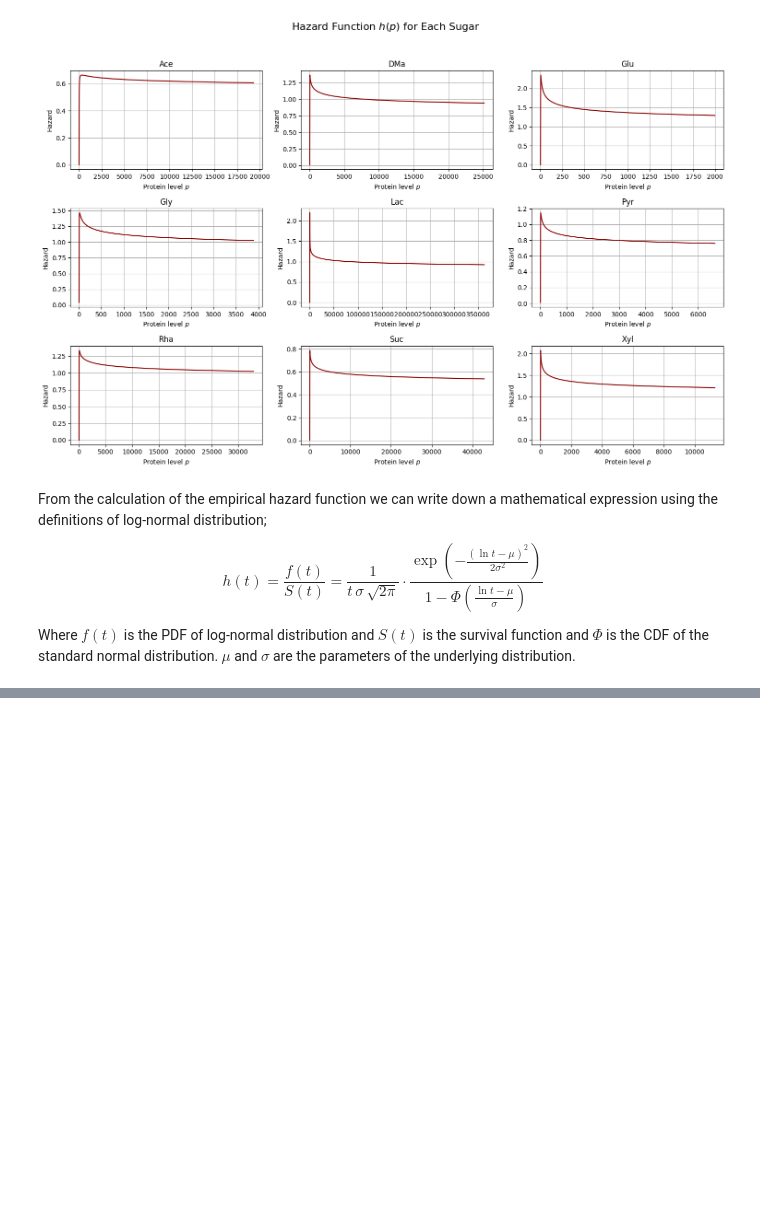
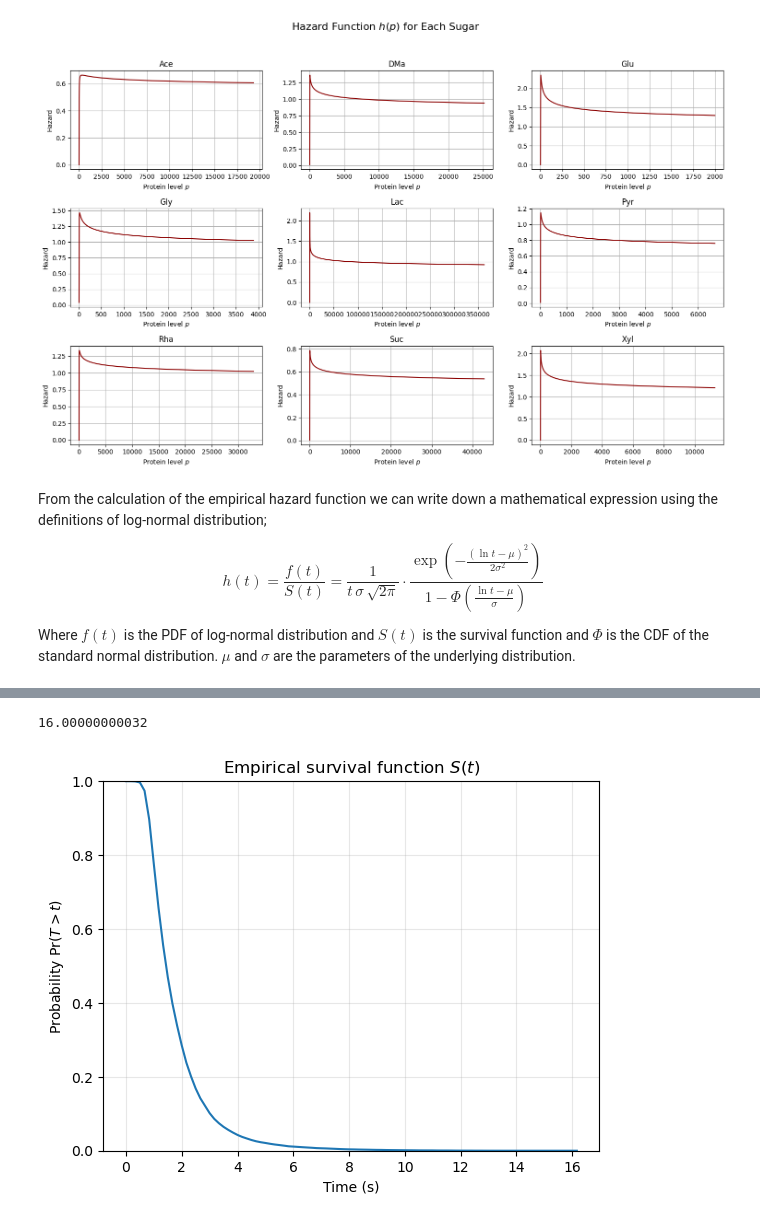
Before and after one commit to Vladi700/PoD_microbial_growth, a Jupyter notebook: Microbial_Growth-main.ipynb, the cells around one changed output, grey strips where cells are left out. Cells and saved outputs as stored; diff of their text form; code cells hidden in the pictures; blank space fills up the shorter version.

```diff
--- a/Microbial_Growth-main.ipynb
+++ b/Microbial_Growth-main.ipynb
@@ -186,0 +224,17 @@ Where $f(t)$ is the PDF of log-normal distribution and $S(t)$ is the survival fu
+# %%
+N_t = len(generation_times)
+t_max = np.max(generation_times)
+print(t_max)
+grid = np.arange(0, t_max + min_diff, min_diff)
+survival = [(generation_times > t).sum()/N_t for t in grid]
+plt.figure()
+plt.plot(grid, survival)   # step plot is customary
+plt.title('Empirical survival function $S(t)$')
+plt.xlabel('Time (s)')
+plt.ylabel('Probability $\\Pr(T>t)$')
+plt.ylim(0, 1)
+plt.grid(alpha=.3)
+plt.show()
+# %% [output]
+16.00000000032
+[figure, added]
```
Also changed, not shown: parts of 4 cells of this notebook, 1 other file.
